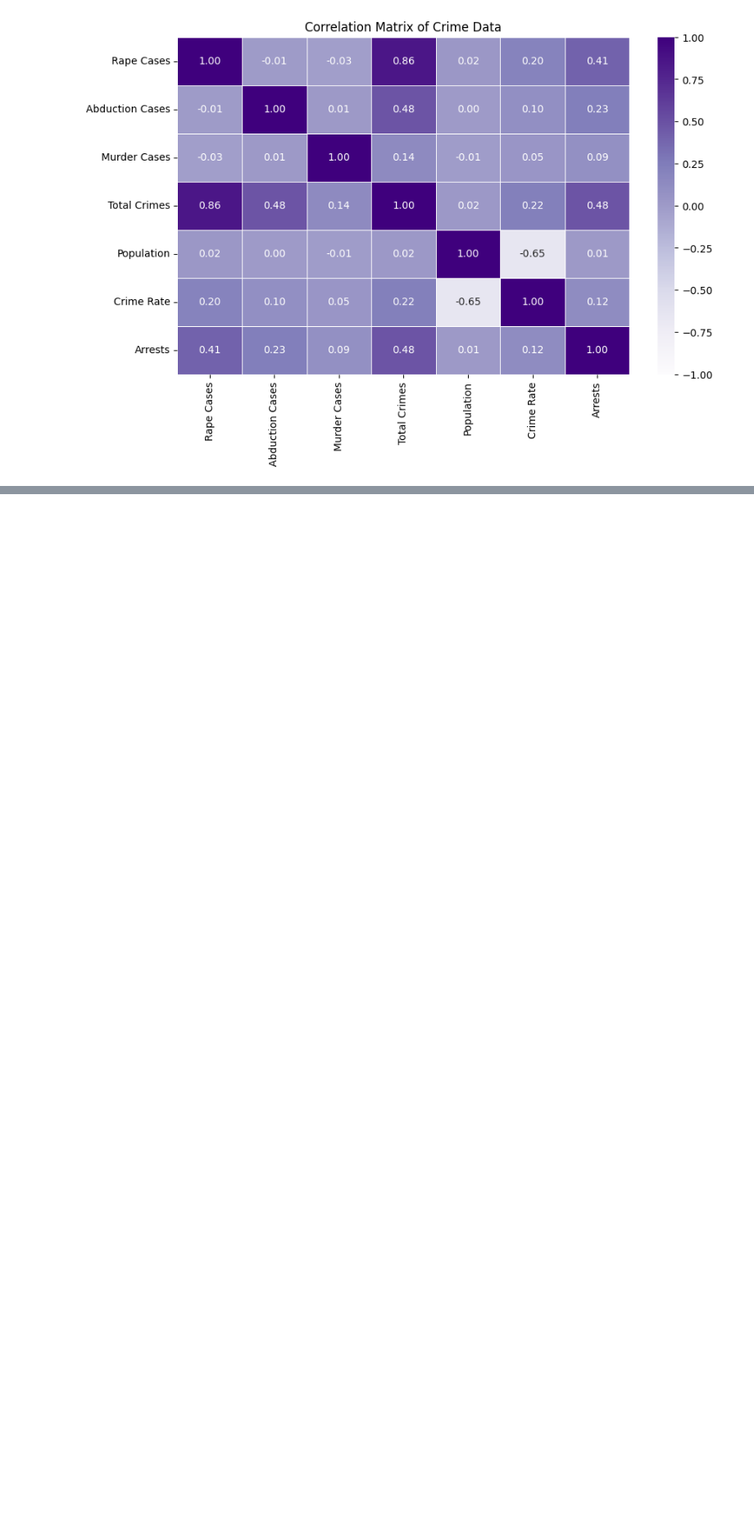
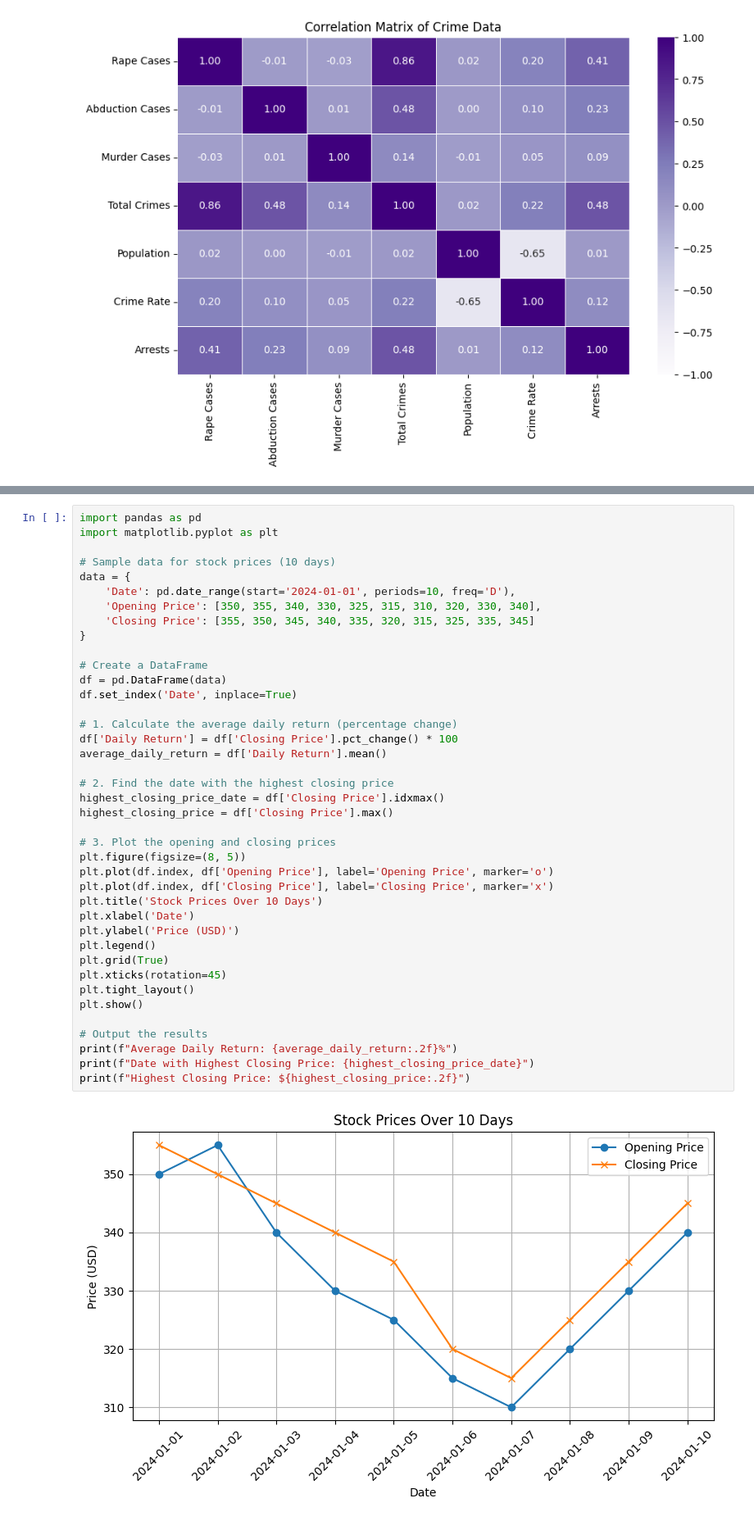
Before and after one commit to AanchalPandey16/CrimeRateAnalysis, a Jupyter notebook: CrimeRateAnalysis.ipynb, the cells around one changed output, grey strips where cells are left out. Shown at 82% size. Drawn from its saved outputs; the diff is of its cells as text; blank space fills up the shorter version.

```diff
--- a/CrimeRateAnalysis.ipynb
+++ b/CrimeRateAnalysis.ipynb
@@ -270,0 +356,42 @@ plt.show()
+# %%
+import pandas as pd
+import matplotlib.pyplot as plt
+
+# Sample data for stock prices (10 days)
+data = {
+    'Date': pd.date_range(start='2024-01-01', periods=10, freq='D'),
+    'Opening Price': [350, 355, 340, 330, 325, 315, 310, 320, 330, 340],
+    'Closing Price': [355, 350, 345, 340, 335, 320, 315, 325, 335, 345]
+}
+
+# Create a DataFrame
+df = pd.DataFrame(data)
+df.set_index('Date', inplace=True)
+
+# 1. Calculate the average daily return (percentage change)
+df['Daily Return'] = df['Closing Price'].pct_change() * 100
+average_daily_return = df['Daily Return'].mean()
+
+# 2. Find the date with the highest closing price
+highest_closing_price_date = df['Closing Price'].idxmax()
+highest_closing_price = df['Closing Price'].max()
+
+# 3. Plot the opening and closing prices
+plt.figure(figsize=(8, 5))
+plt.plot(df.index, df['Opening Price'], label='Opening Price', marker='o')
+plt.plot(df.index, df['Closing Price'], label='Closing Price', marker='x')
+plt.title('Stock Prices Over 10 Days')
+plt.xlabel('Date')
+plt.ylabel('Price (USD)')
+plt.legend()
+plt.grid(True)
+plt.xticks(rotation=45)
+plt.tight_layout()
+plt.show()
+
+# Output the results
+print(f"Average Daily Return: {average_daily_return:.2f}%")
+print(f"Date with Highest Closing Price: {highest_closing_price_date}")
+print(f"Highest Closing Price: ${highest_closing_price:.2f}")
+# %% [output]
+[figure, added]
```
Also changed, not shown: parts of 6 cells of this notebook.
